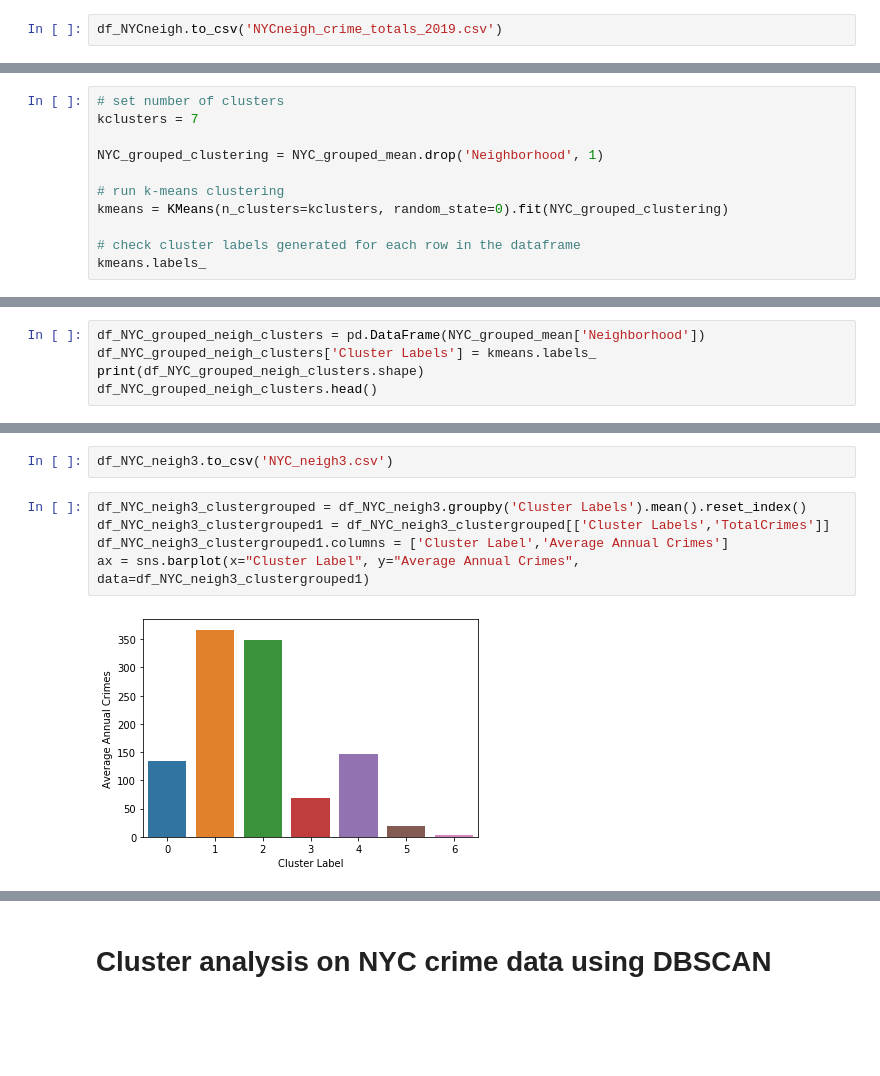
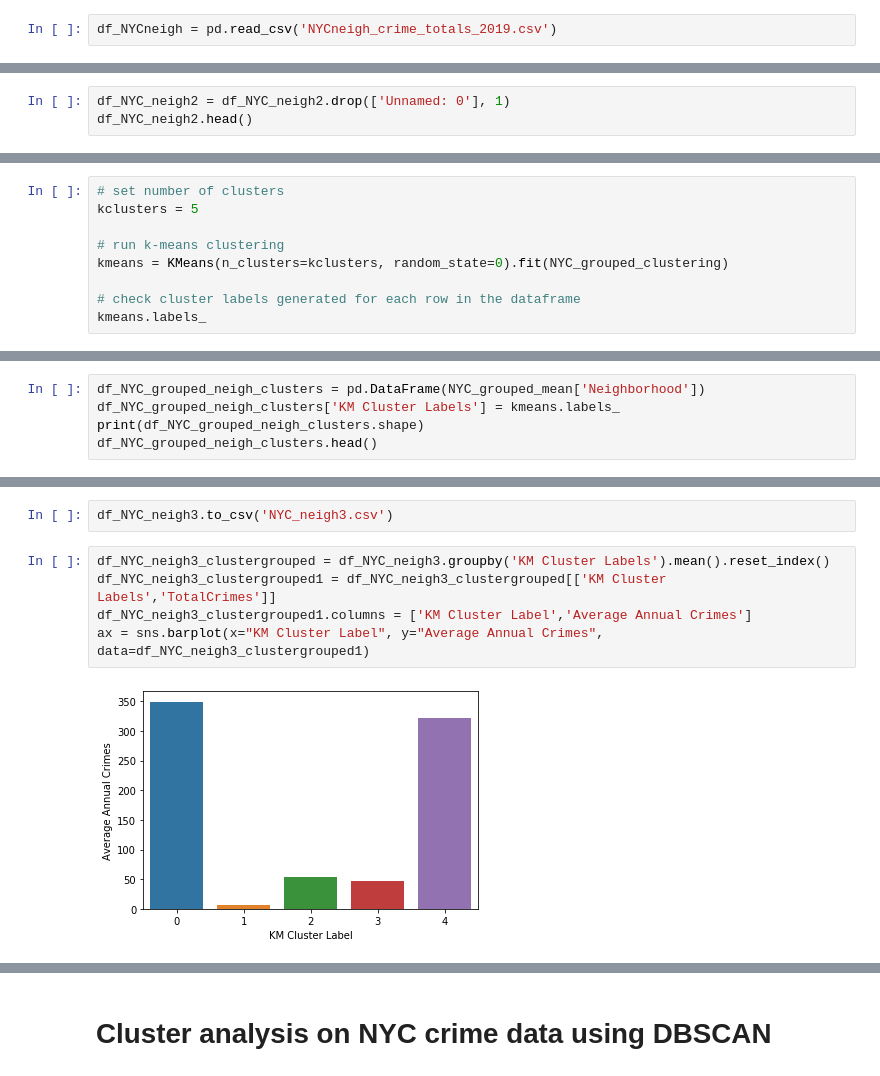
Before and after one commit to ccmrsrobinson/Coursera_Capstone, a Jupyter notebook: IBMDataScienceCapstone.ipynb, the cells around one changed output, grey strips where cells are left out. Drawn from its saved outputs; the diff is of its cells as text; blank space fills up the shorter version.

```diff
--- a/IBMDataScienceCapstone.ipynb
+++ b/IBMDataScienceCapstone.ipynb
@@ -804,5 +798,5 @@ Fox Hills
 # %%
-df_NYCneigh.to_csv('NYCneigh_crime_totals_2019.csv')
+df_NYCneigh = pd.read_csv('NYCneigh_crime_totals_2019.csv')
 # %%
 df_NYCneigh.shape
 # %% [output]
@@ -991,0 +979,3 @@ df_NYC_neigh2.head(50)
+# %%
+df_NYC_neigh2 = df_NYC_neigh2.drop(['Unnamed: 0'], 1)
+df_NYC_neigh2.head()
@@ -992,8 +1016,6 @@ df_NYC_neigh2.head(50)
 # %%
 # set number of clusters
-kclusters = 7
-
-NYC_grouped_clustering = NYC_grouped_mean.drop('Neighborhood', 1)
+kclusters = 5
 
 # run k-means clustering
 kmeans = KMeans(n_clusters=kclusters, random_state=0).fit(NYC_grouped_clustering)
@@ -1040,6 +1040,6 @@ Text(0, 0.5, 'Silhouette score')
 # %%
 df_NYC_grouped_neigh_clusters = pd.DataFrame(NYC_grouped_mean['Neighborhood'])
-df_NYC_grouped_neigh_clusters['Cluster Labels'] = kmeans.labels_
+df_NYC_grouped_neigh_clusters['KM Cluster Labels'] = kmeans.labels_
 print(df_NYC_grouped_neigh_clusters.shape)
 df_NYC_grouped_neigh_clusters.head()
 # %% [output]
@@ -1076,10 +1076,10 @@ df_NYC_neigh3.head(20)
 # %%
 df_NYC_neigh3.to_csv('NYC_neigh3.csv')
 # %%
-df_NYC_neigh3_clustergrouped = df_NYC_neigh3.groupby('Cluster Labels').mean().reset_index()
-df_NYC_neigh3_clustergrouped1 = df_NYC_neigh3_clustergrouped[['Cluster Labels','TotalCrimes']]
-df_NYC_neigh3_clustergrouped1.columns = ['Cluster Label','Average Annual Crimes']
-ax = sns.barplot(x="Cluster Label", y="Average Annual Crimes", data=df_NYC_neigh3_clustergrouped1)
+df_NYC_neigh3_clustergrouped = df_NYC_neigh3.groupby('KM Cluster Labels').mean().reset_index()
+df_NYC_neigh3_clustergrouped1 = df_NYC_neigh3_clustergrouped[['KM Cluster Labels','TotalCrimes']]
+df_NYC_neigh3_clustergrouped1.columns = ['KM Cluster Label','Average Annual Crimes']
+ax = sns.barplot(x="KM Cluster Label", y="Average Annual Crimes", data=df_NYC_neigh3_clustergrouped1)
 # %% [output]
-[figure, old version]
+[figure, new version]
 # %%
```
Also changed, not shown: parts of 143 cells of this notebook, 7 other files.
